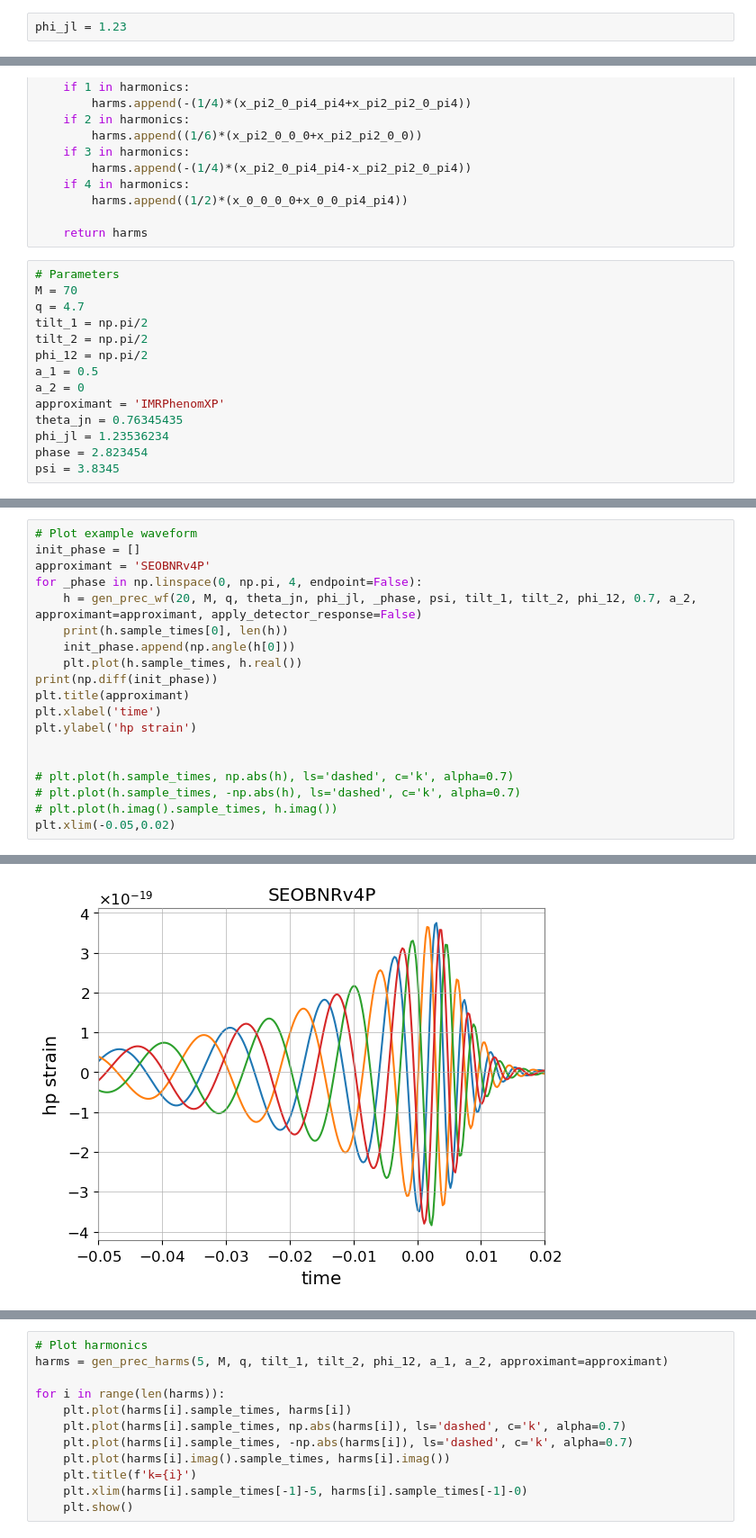
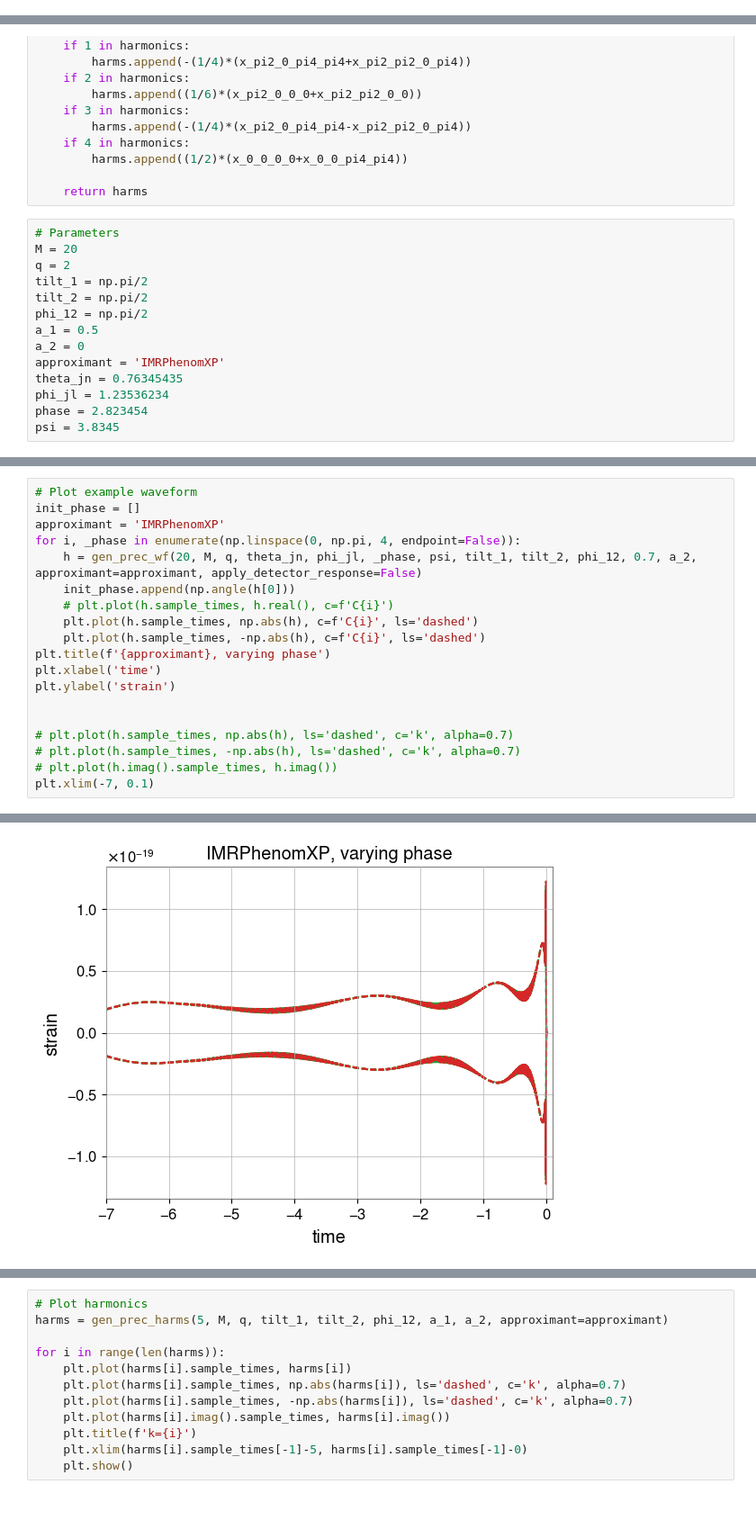
Before and after one commit to BenGPatterson/EccentricPrecession, a Jupyter notebook: ecc_prec_harmonics.ipynb, the cells around one changed output, grey strips where cells are left out. Shown at 90% size. Saved outputs shown, nothing was run; the diff lists cells and outputs as text; blank space fills up the shorter version.

```diff
--- a/ecc_prec_harmonics.ipynb
+++ b/ecc_prec_harmonics.ipynb
@@ -13,4 +34,2 @@ from calcwf import *
 # %% [markdown]
 # My implementation
-# %%
-phi_jl = 1.23
@@ -203,8 +172,8 @@ def gen_prec_harms(f_low, M, q, tilt_1, tilt_2, phi_12, a_1, a_2, harmonics=[0,1
     return harms
 # %%
 # Parameters
-M = 70
-q = 4.7
+M = 20
+q = 2
 tilt_1 = np.pi/2
 tilt_2 = np.pi/2
 phi_12 = np.pi/2
@@ -230,20 +187,20 @@ h[0]
 # %%
 # Plot example waveform
 init_phase = []
-approximant = 'SEOBNRv4P'
-for _phase in np.linspace(0, np.pi, 4, endpoint=False):
+approximant = 'IMRPhenomXP'
+for i, _phase in enumerate(np.linspace(0, np.pi, 4, endpoint=False)):
     h = gen_prec_wf(20, M, q, theta_jn, phi_jl, _phase, psi, tilt_1, tilt_2, phi_12, 0.7, a_2, approximant=approximant, apply_detector_response=False)
-    print(h.sample_times[0], len(h))
     init_phase.append(np.angle(h[0]))
-    plt.plot(h.sample_times, h.real())
-print(np.diff(init_phase))
-plt.title(approximant)
+    # plt.plot(h.sample_times, h.real(), c=f'C{i}')
+    plt.plot(h.sample_times, np.abs(h), c=f'C{i}', ls='dashed')
+    plt.plot(h.sample_times, -np.abs(h), c=f'C{i}', ls='dashed')
+plt.title(f'{approximant}, varying phase')
 plt.xlabel('time')
-plt.ylabel('hp strain')
+plt.ylabel('strain')
 
 
 # plt.plot(h.sample_times, np.abs(h), ls='dashed', c='k', alpha=0.7)
 # plt.plot(h.sample_times, -np.abs(h), ls='dashed', c='k', alpha=0.7)
 # plt.plot(h.imag().sample_times, h.imag())
-plt.xlim(-0.05,0.02)
+plt.xlim(-7, 0.1)
 # %% [output]
@@ -256 +208 @@ plt.xlim(-0.05,0.02)
-[figure, old version]
+[figure, new version]
```
Also changed, not shown: parts of 15 cells of this notebook, 2 other files.
